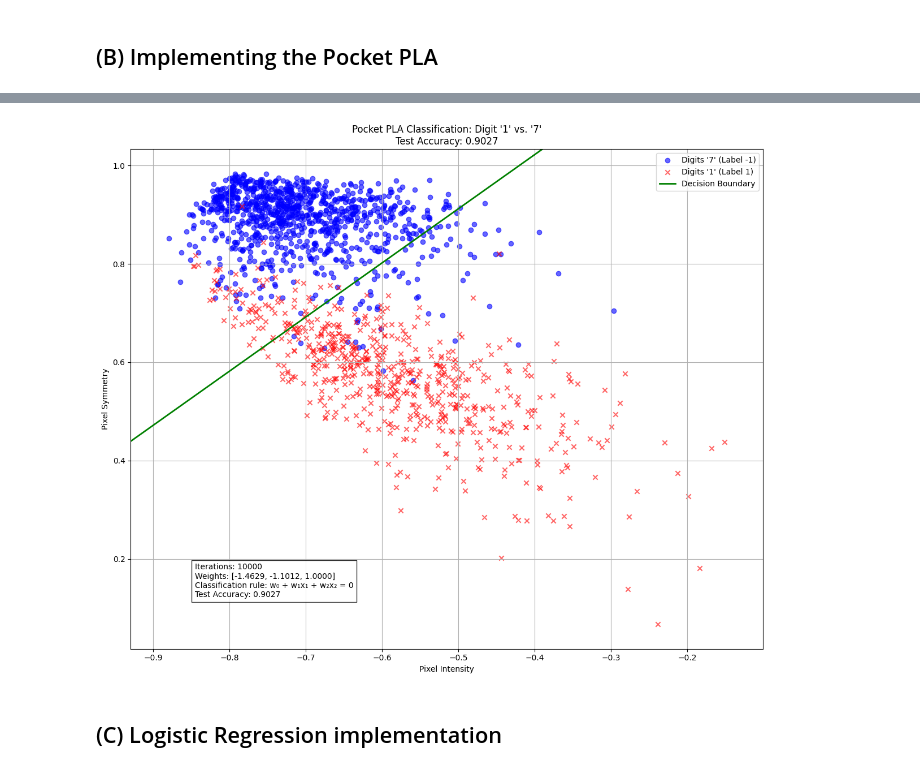
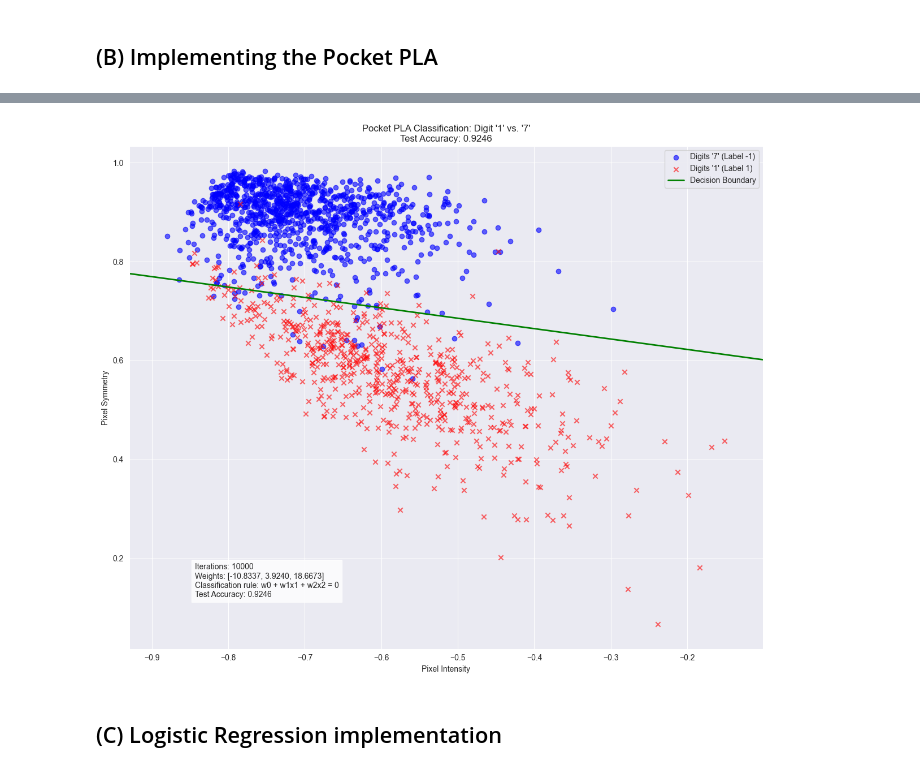
Before and after one commit to korisnik-samson/data-fusion_feature-extraction, a Jupyter notebook: dffe_hw2/HW2 Samson Offorjindu.ipynb, the cells around one changed output, grey strips where cells are left out. Cells and saved outputs as stored; diff of their text form; code cells hidden in the pictures.

```diff
--- a/dffe_hw2/HW2 Samson Offorjindu.ipynb
+++ b/dffe_hw2/HW2 Samson Offorjindu.ipynb
@@ -314,5 +323,5 @@ def perceptron_learning_algorithm(X, y, max_iterations=10000):
         i = np.random.choice(misclassified)
         weights = weights + y[i] * X_with_bias[i]
 
-    return best_weights, best_accuracy
+    return best_weights, best_accuracy, iteration + 1
 # %%
@@ -527,8 +553,10 @@ plt.show()
 # Preparing the data for the pocket learning algorithm
 # Creating a feature matrix with a bias term -> 1, intensity, and symmetry
 
-X_train_a = np.column_stack((np.ones(len(train_intensity_a)), train_intensity_a, train_symmetry_a))
+#X_train_a = np.column_stack((np.ones(len(train_intensity_a)), train_intensity_a, train_symmetry_a))
+X_train_a = np.column_stack((train_intensity_a, train_symmetry_a))
 y_train_a = filtered_train_labels
 
-X_test_a = np.column_stack((np.ones(len(test_intensity_a)), test_intensity_a, test_symmetry_a))
+#X_test_a = np.column_stack((np.ones(len(test_intensity_a)), test_intensity_a, test_symmetry_a))
+X_test_a = np.column_stack((test_intensity_a, test_symmetry_a))
 y_test_a = filtered_test_labels
@@ -546,6 +584,4 @@ Number of '7' digits in training: 645
 # %% [markdown]
 ## (B) Implementing the Pocket PLA
 # %%
-best_weights, w_ts, what_ts, test_w_ts, test_what_ts, final_error = linear_models.pocket_algo(
-    train_dataset_a, dim=2, max_it=10000, print_out=True, test_points=test_dataset_a
-)
+best_weights, best_train_accuracy, iterations = perceptron_learning_algorithm(X_train_a, y_train_a)
@@ -582,46 +626,46 @@ plt.figure(figsize=(12, 10))
 # SCatter plot of training data points
 # NB: The colouring might be different from conventional ones
 plt.scatter(
-    X_train_a[y_train_a == 1][:, 1], X_train_a[y_train_a == 1][:, 2],
+    X_train_a[y_train_a == 1][:, 0], X_train_a[y_train_a == 1][:, 1],
     color='blue', marker='o', label="Digits '7' (Label -1)", alpha=0.6
 )
 plt.scatter(
-    X_train_a[y_train_a == -1][:, 1], X_train_a[y_train_a == -1][:, 2],
+    X_train_a[y_train_a == -1][:, 0], X_train_a[y_train_a == -1][:, 1],
     color='red', marker='x', label="Digits '1' (Label 1)", alpha=0.6
 )
 
 # Decision boundary as w0 + w1X1 + w2X2 = 0 --> X2 = (-w0 - w1X1) / w2
-min_intensity = X_train_a[:, 1].min() - 0.05
-max_intensity = X_train_a[:, 1].max() + 0.05
+min_intensity = X_train_a[:, 0].min() - 0.05
+max_intensity = X_train_a[:, 0].max() + 0.05
 
 intensity_range = np.linspace(min_intensity, max_intensity, 100)
 decision_boundary = (-best_weights[0] - best_weights[1] * intensity_range) / best_weights[2]
 
 plt.plot(intensity_range, decision_boundary, color='green', linewidth=2, label='Decision Boundary')
 plt.title(f"Pocket PLA Classification: Digit '1' vs. '7'\nTest Accuracy: {test_accuracy:.4f}")
 plt.xlabel('Pixel Intensity')
 plt.ylabel('Pixel Symmetry')
 
 plt.legend()
 plt.grid(True)
 
 model_info = (
-    f'Iterations: {10000}\n'
+    f'Iterations: {iterations}\n'
     f'Weights: [{best_weights[0]:.4f}, {best_weights[1]:.4f}, {best_weights[2]:.4f}]\n'
-    f'Classification rule: w₀ + w₁x₁ + w₂x₂ = 0\n'
+    f'Classification rule: w0 + w1x1 + w2x2 = 0\n'
     f'Test Accuracy: {test_accuracy:.4f}'
 )
 plt.figtext(0.15, 0.15, model_info, bbox=dict(facecolor='white', alpha=0.8))
 
 plt.xlim(min_intensity, max_intensity)
-min_symmetry = X_train_a[:, 2].min() - 0.05
-max_symmetry = X_train_a[:, 2].max() + 0.05
+min_symmetry = X_train_a[:, 1].min() - 0.05
+max_symmetry = X_train_a[:, 1].max() + 0.05
 plt.ylim(min_symmetry, max_symmetry)
 
 plt.tight_layout()
 plt.show()
 # %% [output]
-[figure, old version]
+[figure, new version]
 # %% [markdown]
 ## (C) Logistic Regression implementation
 # %%
```
Also changed, not shown: parts of 51 cells of this notebook.
